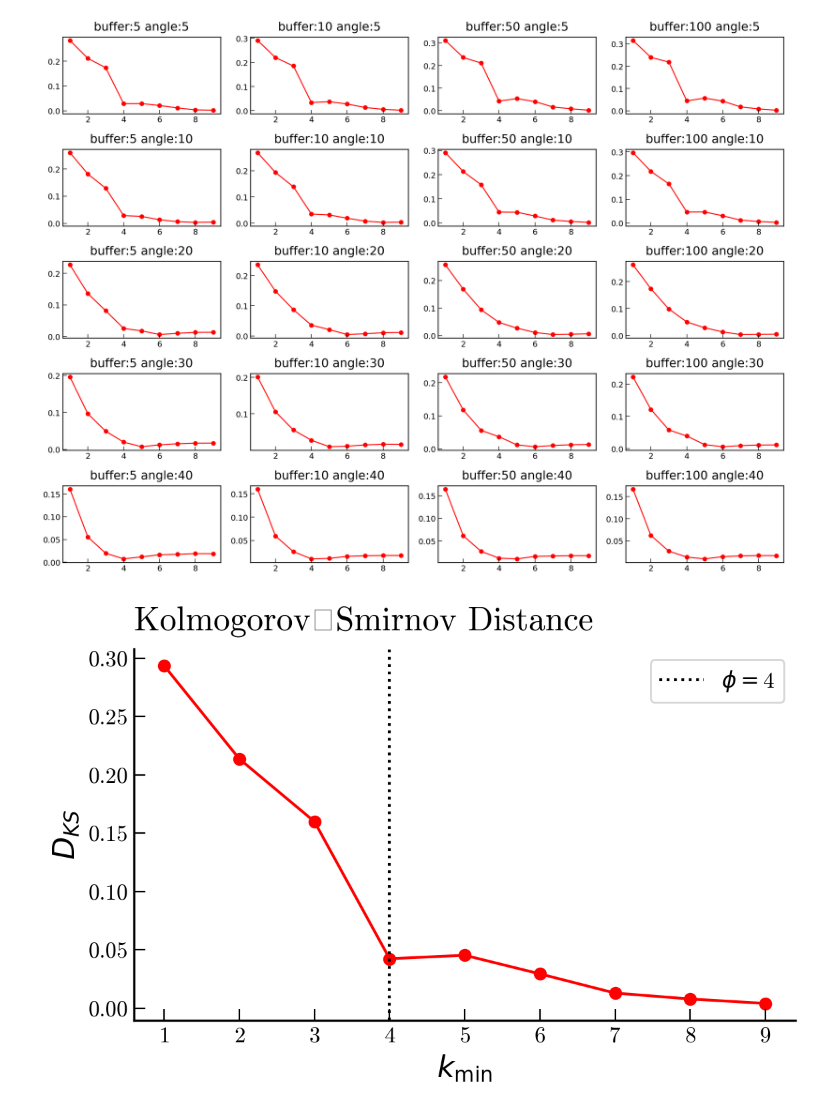
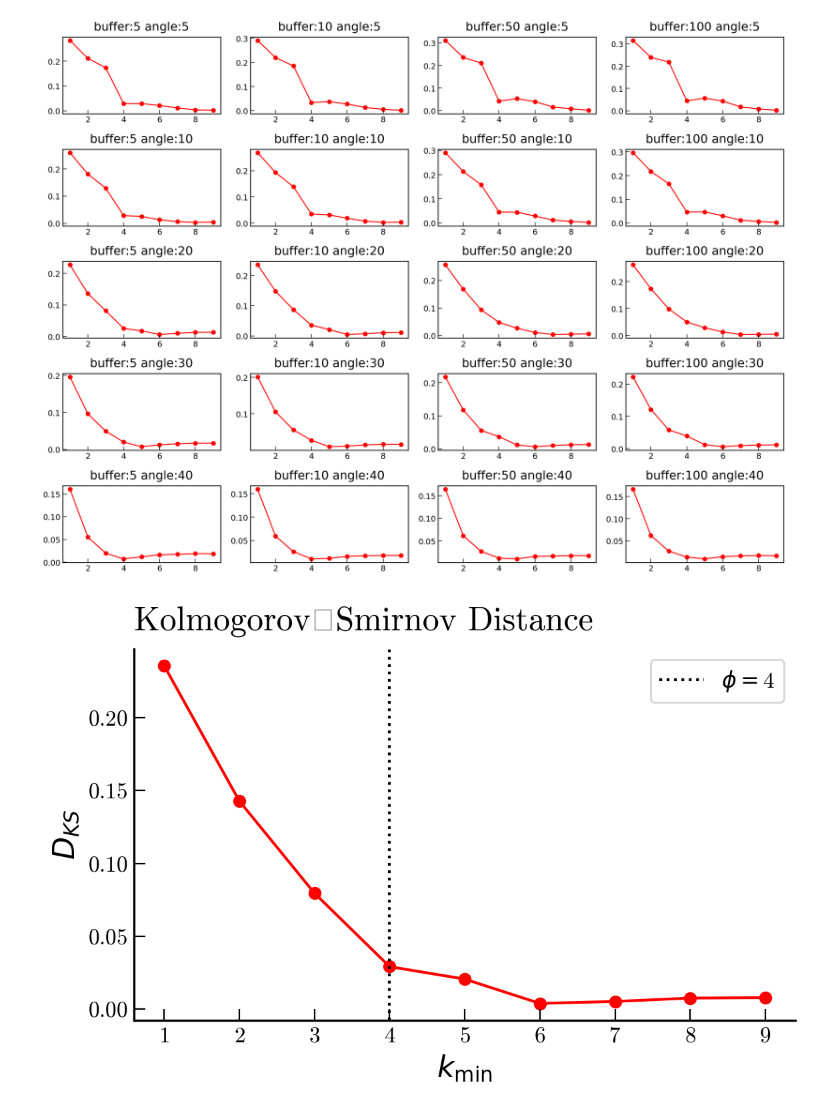
Before and after one commit to LassePSH/DualGraphDirCon, a Jupyter notebook: notebooks_lasse/degree_fit.ipynb, the cells around one changed output. Drawn from its saved outputs; the diff is of its cells as text; code cells hidden in the pictures.

```diff
--- a/notebooks_lasse/degree_fit.ipynb
+++ b/notebooks_lasse/degree_fit.ipynb
@@ -300,35 +300,35 @@ plt.show()
 # %% [output]
 [figure]
 # %%
-f = 't100_a10'
+f = 't10_a20'
 path = '/home/lpsha/s154446/fractality/data/city_degrees/'+f+'/'
 full = np.array([])
 fig, ax = plt.subplots(nrows=1, ncols=1, figsize=(6, 4),dpi=200)
 cities = os.listdir(path)
 # --- Degree Distribution ---
 for city in cities:
     d = np.load(path+city)['degree']
     full = np.append(full, d)
 
 # --- KS Distance ---
 d = full[full != 0]
 ks_dist, xmins, a = compute_ks(d, range(1, 10))
 shift = 4
 ax.scatter(xmins, ks_dist, color='red')
 ax.plot(xmins, ks_dist, color='red')
 ax.axvline(shift, color='k', linestyle='dotted', label=r'$\phi = $' + str(shift))
 ax.set_xlabel(r'$k_{\min}$')
 ax.set_ylabel(r'$D_{KS}$')
 ax.set_title('Kolmogorov–Smirnov Distance', loc='left')
 ax.spines['right'].set_visible(False)
 ax.spines['top'].set_visible(False)
 ax.xaxis.set_ticks_position('bottom')
 ax.yaxis.set_ticks_position('left')
 ax.legend()
 plt.tight_layout()
 plt.show()
 # %% [output]
-[figure, old version]
+[figure, new version]
 # %%
 import os
 import numpy as np
```
Also changed, not shown: parts of 7 cells of this notebook, 2 other files.
